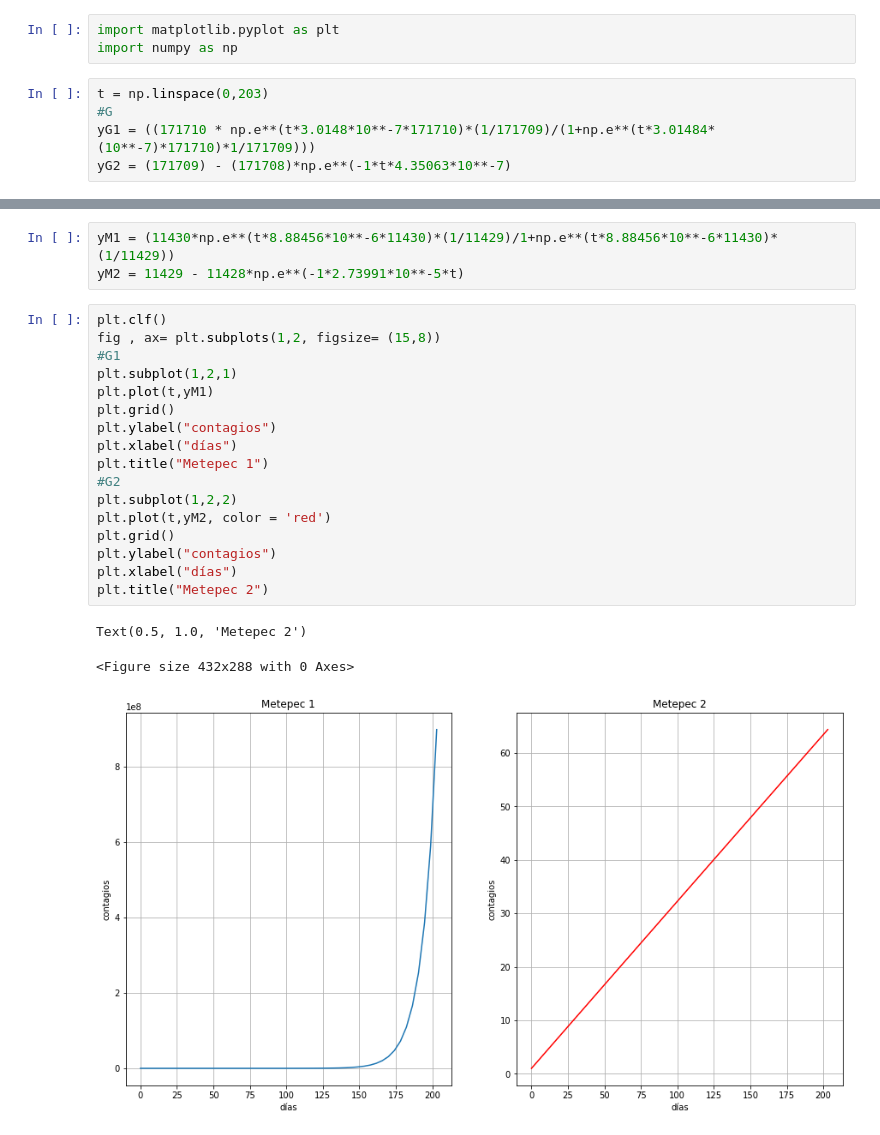
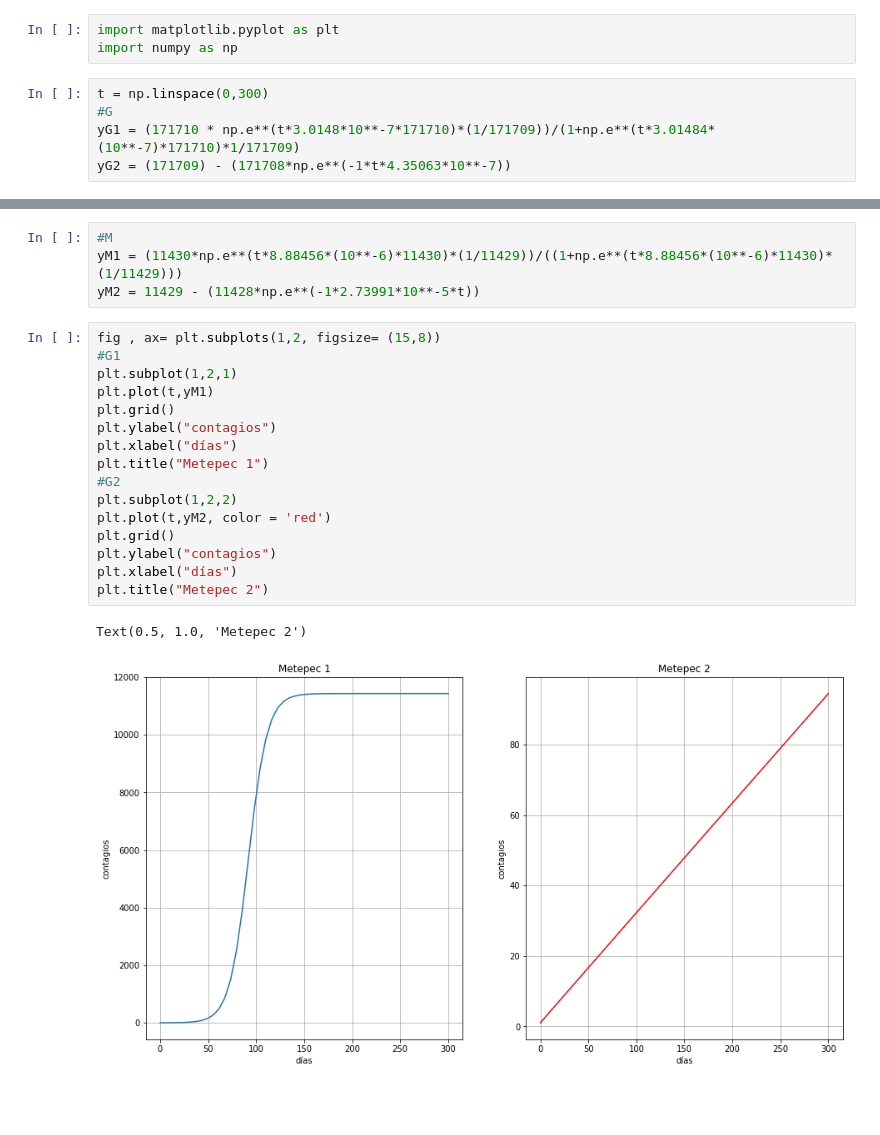
Before and after one commit to catlikeflyer-itc/covid19propagation, a Jupyter notebook: report2.ipynb, the cells around one changed output, grey strips where cells are left out. Saved outputs shown, nothing was run; the diff lists cells and outputs as text; blank space fills up the shorter version.

Commit message:
graph+municipios

```diff
--- a/report2.ipynb
+++ b/report2.ipynb
@@ -328,10 +328,10 @@ $x(t)=34328-(34327)e^{-(1.17712\times10^{-5})t}$
 import matplotlib.pyplot as plt
 import numpy as np
 # %%
-t = np.linspace(0,203)
+t = np.linspace(0,300)
 #G
-yG1 = ((171710 * np.e**(t*3.0148*10**-7*171710)*(1/171709)/(1+np.e**(t*3.01484*(10**-7)*171710)*1/171709)))
-yG2 = (171709) - (171708)*np.e**(-1*t*4.35063*10**-7)
+yG1 = (171710 * np.e**(t*3.0148*10**-7*171710)*(1/171709))/(1+np.e**(t*3.01484*(10**-7)*171710)*1/171709)
+yG2 = (171709) - (171708*np.e**(-1*t*4.35063*10**-7))
 # %%
 fig , ax= plt.subplots(1,2, figsize= (15,8))
 #G1
@@ -356,24 +356,23 @@ $x(t)=11429-(11428)e^{-(2.73991\times10^{-5})t}$
 # %%
-yM1 = (11430*np.e**(t*8.88456*10**-6*11430)*(1/11429)/1+np.e**(t*8.88456*10**-6*11430)*(1/11429))
-yM2 = 11429 - 11428*np.e**(-1*2.73991*10**-5*t)
+#M
+yM1 = (11430*np.e**(t*8.88456*(10**-6)*11430)*(1/11429))/((1+np.e**(t*8.88456*(10**-6)*11430)*(1/11429)))
+yM2 = 11429 - (11428*np.e**(-1*2.73991*10**-5*t))
 # %%
-plt.clf()
 fig , ax= plt.subplots(1,2, figsize= (15,8))
 #G1
 plt.subplot(1,2,1)
 plt.plot(t,yM1)
 plt.grid()
 plt.ylabel("contagios")
 plt.xlabel("días")
 plt.title("Metepec 1")
 #G2
 plt.subplot(1,2,2)
 plt.plot(t,yM2, color = 'red')
 plt.grid()
 plt.ylabel("contagios")
 plt.xlabel("días")
 plt.title("Metepec 2")
 # %% [output]
 Text(0.5, 1.0, 'Metepec 2')
-<Figure size 432x288 with 0 Axes>
-[figure, old version]
+[figure, new version]
```
Also changed, not shown: parts of 7 cells of this notebook, 3 other files.
